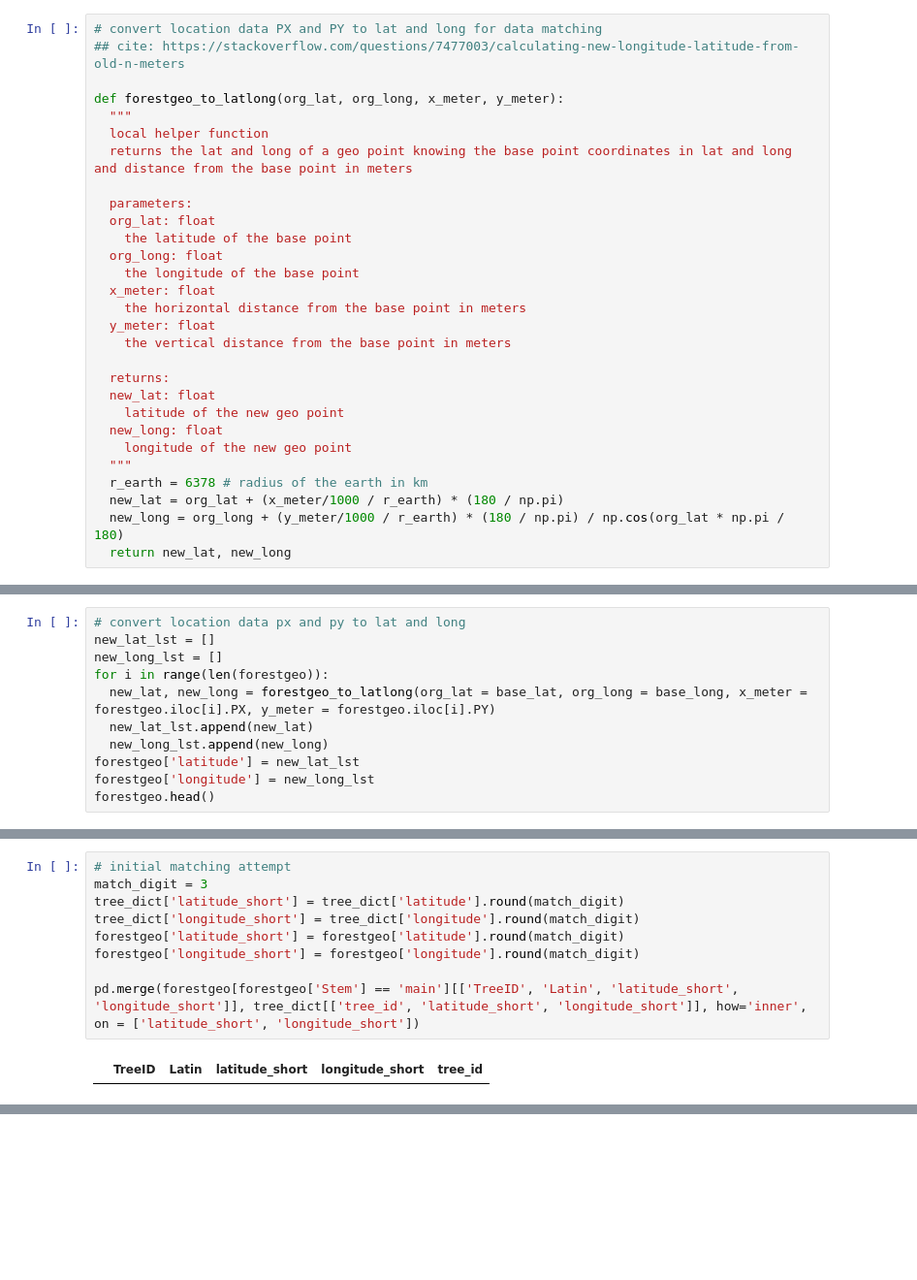
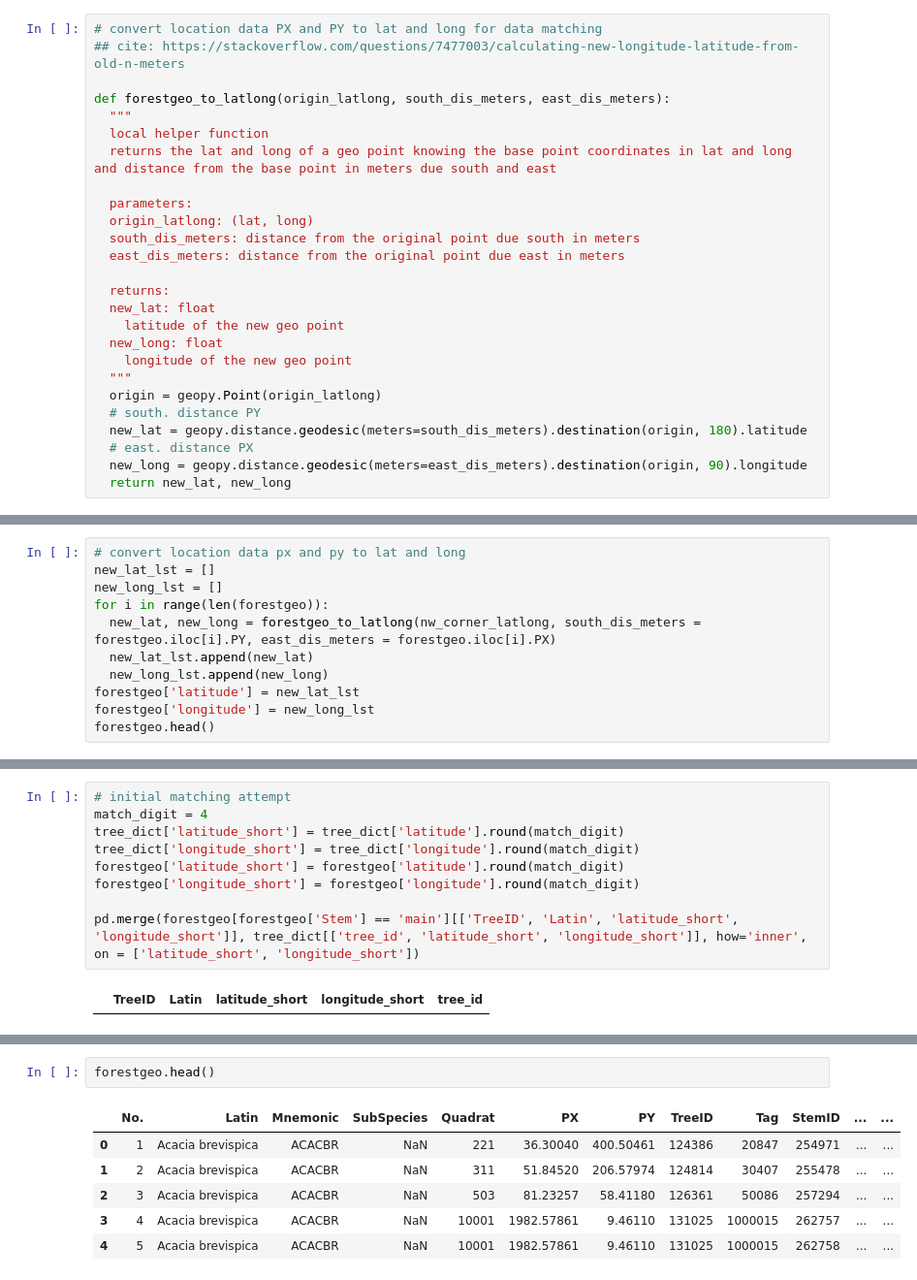
Before and after one commit to nicole-hjlin/mpala-tree-mapping, a Jupyter notebook: geomap.ipynb, the cells around one changed output, grey strips where cells are left out. Shown at 97% size. Drawn from its saved outputs; the diff is of its cells as text; blank space fills up the shorter version.

```diff
--- a/geomap.ipynb
+++ b/geomap.ipynb
@@ -72,20 +110,15 @@ forestgeo.head()
 # convert location data PX and PY to lat and long for data matching
 ## cite: https://stackoverflow.com/questions/7477003/calculating-new-longitude-latitude-from-old-n-meters
 
-def forestgeo_to_latlong(org_lat, org_long, x_meter, y_meter):
+def forestgeo_to_latlong(origin_latlong, south_dis_meters, east_dis_meters):
   """
   local helper function
-  returns the lat and long of a geo point knowing the base point coordinates in lat and long and distance from the base point in meters
+  returns the lat and long of a geo point knowing the base point coordinates in lat and long and distance from the base point in meters due south and east
 
   parameters:
-  org_lat: float
-    the latitude of the base point
-  org_long: float
-    the longitude of the base point
-  x_meter: float
-    the horizontal distance from the base point in meters
-  y_meter: float
-    the vertical distance from the base point in meters
+  origin_latlong: (lat, long)
+  south_dis_meters: distance from the original point due south in meters
+  east_dis_meters: distance from the original point due east in meters
 
   returns:
   new_lat: float
@@ -93,7 +126,9 @@ def forestgeo_to_latlong(org_lat, org_long, x_meter, y_meter):
   new_long: float
     longitude of the new geo point
   """
-  r_earth = 6378 # radius of the earth in km
-  new_lat = org_lat + (x_meter/1000 / r_earth) * (180 / np.pi)
-  new_long = org_long + (y_meter/1000 / r_earth) * (180 / np.pi) / np.cos(org_lat * np.pi / 180)
+  origin = geopy.Point(origin_latlong)
+  # south. distance PY
+  new_lat = geopy.distance.geodesic(meters=south_dis_meters).destination(origin, 180).latitude
+  # east. distance PX
+  new_long = geopy.distance.geodesic(meters=east_dis_meters).destination(origin, 90).longitude
   return new_lat, new_long
@@ -114,7 +151,7 @@ geopy.distance.geodesic((base_lat, base_long), forestgeo_to_latlong(org_lat = ba
 new_lat_lst = []
 new_long_lst = []
 for i in range(len(forestgeo)):
-  new_lat, new_long = forestgeo_to_latlong(org_lat = base_lat, org_long = base_long, x_meter = forestgeo.iloc[i].PX, y_meter = forestgeo.iloc[i].PY)
+  new_lat, new_long = forestgeo_to_latlong(nw_corner_latlong, south_dis_meters = forestgeo.iloc[i].PY, east_dis_meters = forestgeo.iloc[i].PX)
   new_lat_lst.append(new_lat)
   new_long_lst.append(new_long)
 forestgeo['latitude'] = new_lat_lst
@@ -283,7 +329,7 @@ tree_dict.head()
 | 4 | treeID_42715 | 0.284332 | 36.870756 |
 # %%
 # initial matching attempt
-match_digit = 3
+match_digit = 4
 tree_dict['latitude_short'] = tree_dict['latitude'].round(match_digit)
 tree_dict['longitude_short'] = tree_dict['longitude'].round(match_digit)
 forestgeo['latitude_short'] = forestgeo['latitude'].round(match_digit)
@@ -294,0 +360,9 @@ pd.merge(forestgeo[forestgeo['Stem'] == 'main'][['TreeID', 'Latin', 'latitude_sh
+# %%
+forestgeo.head()
+# %% [output]
+|  | No. | Latin | Mnemonic | SubSpecies | Quadrat | PX | PY | TreeID | Tag | StemID | ... | ... |
+| 0 | 1 | Acacia brevispica | ACACBR | NaN | 221 | 36.30040 | 400.50461 | 124386 | 20847 | 254971 | ... | ... |
+| 1 | 2 | Acacia brevispica | ACACBR | NaN | 311 | 51.84520 | 206.57974 | 124814 | 30407 | 255478 | ... | ... |
+| 2 | 3 | Acacia brevispica | ACACBR | NaN | 503 | 81.23257 | 58.41180 | 126361 | 50086 | 257294 | ... | ... |
+| 3 | 4 | Acacia brevispica | ACACBR | NaN | 10001 | 1982.57861 | 9.46110 | 131025 | 1000015 | 262757 | ... | ... |
+| 4 | 5 | Acacia brevispica | ACACBR | NaN | 10001 | 1982.57861 | 9.46110 | 131025 | 1000015 | 262758 | ... | ... |
```
Also changed, not shown: parts of 18 cells of this notebook.
